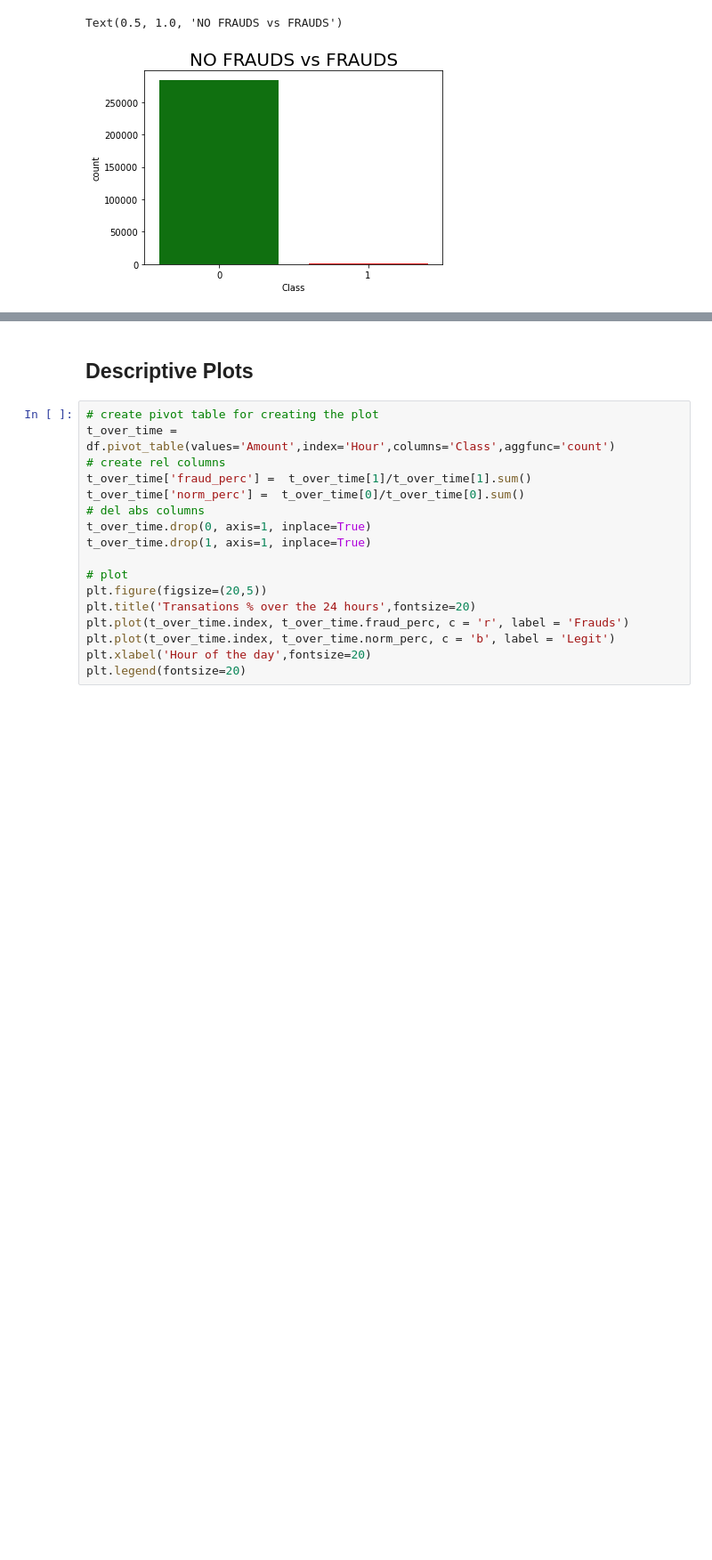
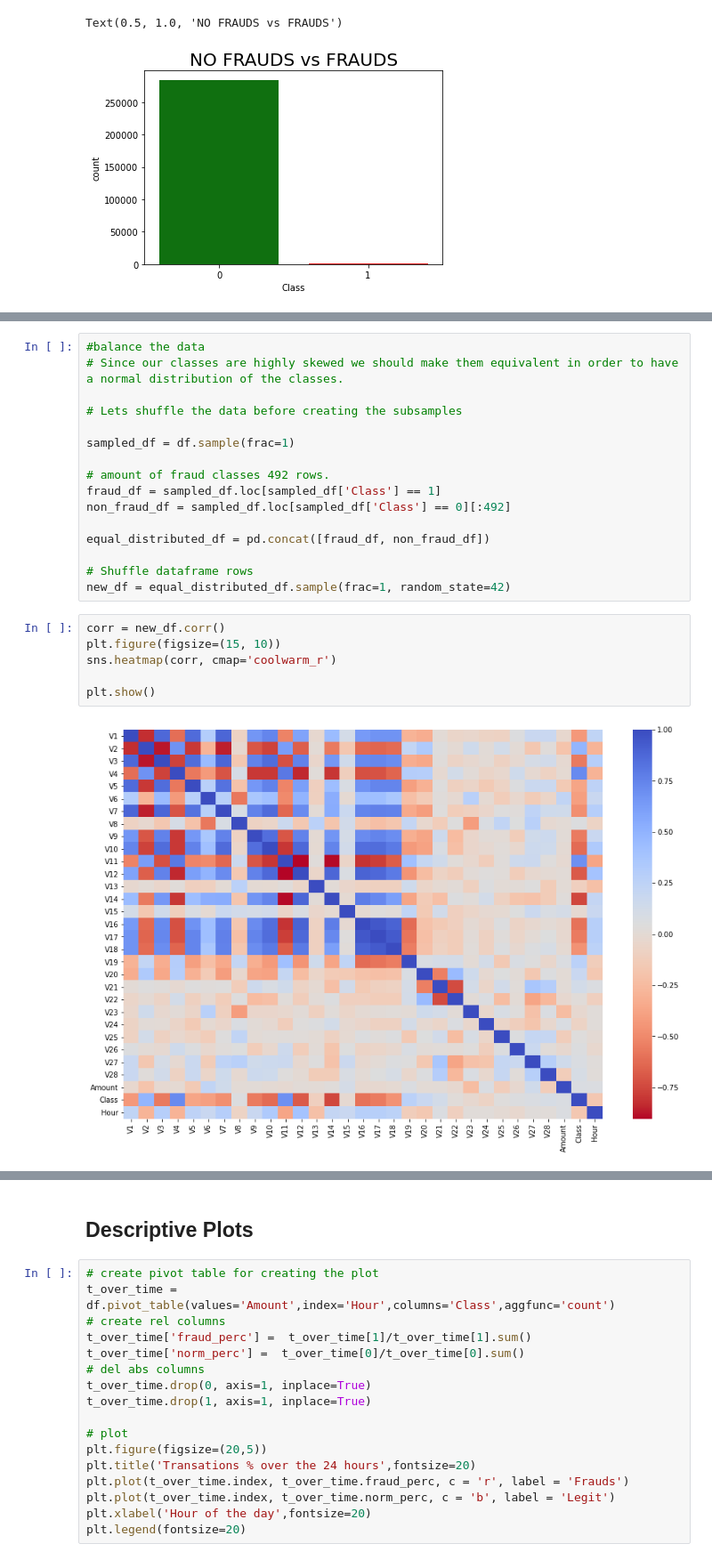
Before and after one commit to pierpaolododorico/credit_cart_frauds, a Jupyter notebook: notebooks/preprocessiong copy.ipynb, the cells around one changed output, grey strips where cells are left out. Shown at 89% size. Saved outputs shown, nothing was run; the diff lists cells and outputs as text; blank space fills up the shorter version.

```diff
--- a/notebooks/preprocessiong copy.ipynb
+++ b/notebooks/preprocessiong copy.ipynb
@@ -74,0 +81,24 @@ df.head(3)
+# %%
+#balance the data
+# Since our classes are highly skewed we should make them equivalent in order to have a normal distribution of the classes.
+
+# Lets shuffle the data before creating the subsamples
+
+sampled_df = df.sample(frac=1)
+
+# amount of fraud classes 492 rows.
+fraud_df = sampled_df.loc[sampled_df['Class'] == 1]
+non_fraud_df = sampled_df.loc[sampled_df['Class'] == 0][:492]
+
+equal_distributed_df = pd.concat([fraud_df, non_fraud_df])
+
+# Shuffle dataframe rows
+new_df = equal_distributed_df.sample(frac=1, random_state=42)
+# %%
+corr = new_df.corr()
+plt.figure(figsize=(15, 10))
+sns.heatmap(corr, cmap='coolwarm_r')
+
+plt.show()
+# %% [output]
+[figure, added]
```
Also changed, not shown: parts of 5 cells of this notebook.
